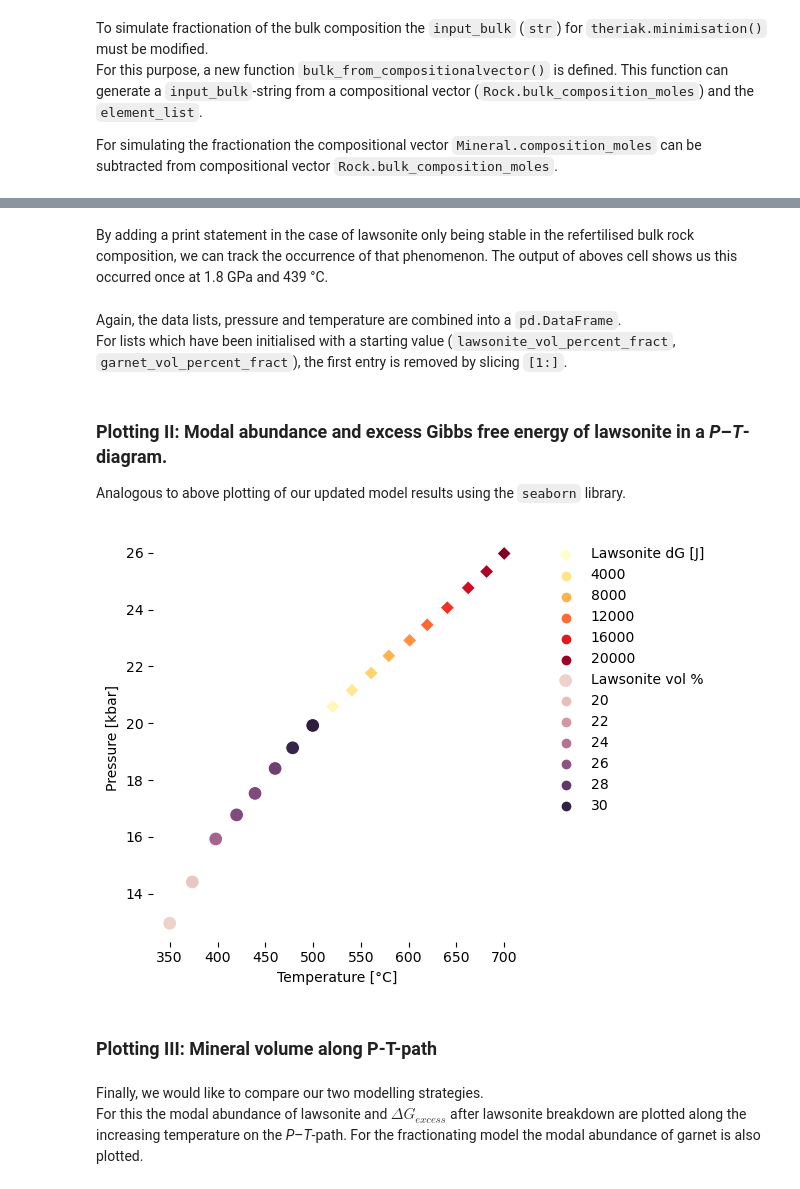
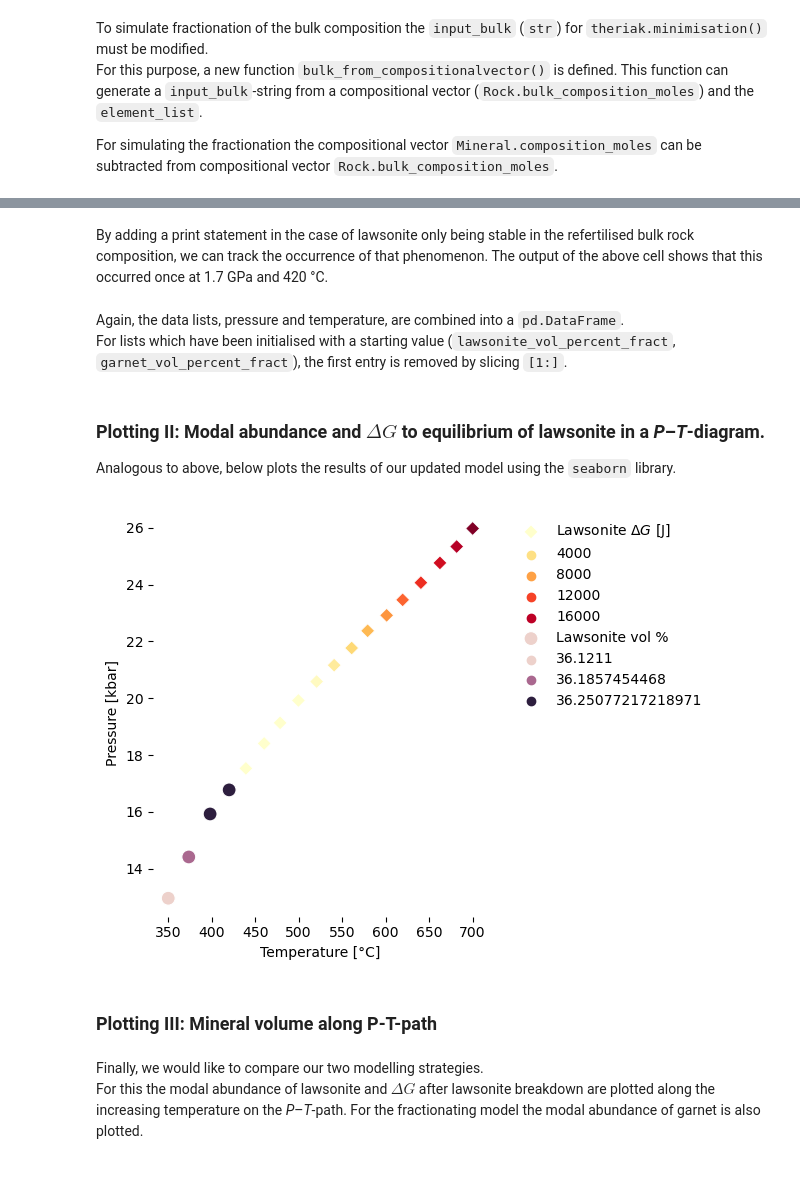
Before and after one commit to Theriak-Domino/pytheriak, a Jupyter notebook: examples/02_PTpath.ipynb, the cells around one changed output, grey strips where cells are left out. Saved outputs shown, nothing was run; the diff lists cells and outputs as text; code cells hidden in the pictures.

```diff
--- a/examples/02_PTpath.ipynb
+++ b/examples/02_PTpath.ipynb
@@ -54,5 +54,9 @@ A small amount of excess oxygen `"O(1)"` is added to account for Fe(III)-bearing
 # %%
 pt_path = np.loadtxt(Path("PTpath_Gerya2002.txt")).T
-bulk_MORB = "SI(44.78)TI(1.12)AL(15.37)FE(7.74)MN(0.00)MG(10.03)CA(10.83)NA(4.80)K(0.18)H(30.64)O(?)O(1)"
+bulk_MORB = "SI(44.78)TI(1.12)AL(15.37)FE(7.74)MN(0.00)MG(10.03)CA(10.83)NA(4.80)K(0.18)H(30.64)O(?)O(0.2)"
+bulk_AOC = "SI(41.37)TI(0.76)AL(16.54)FE(4.76)MN(0.00)MG(8.97)CA(12.46)NA(3.61)K(0.64)H(35.28)O(?)O(0.2)"
+
+# change this to see the effect of different bulk compositions
+bulk_input = bulk_AOC
 # %% [markdown]
 Create lists to store the data we want to track along the *P*–*T*-path.\
@@ -72,6 +76,6 @@ This model setup assume complete re-equilibration of the system at every *P*–*
 # %%
 for temperature, pressure in pt_path:
-    rock, element_list = theriak.minimisation(pressure, temperature, bulk_MORB, return_failed_minimisation=True)
+    rock, element_list = theriak.minimisation(pressure, temperature, bulk_input, return_failed_minimisation=True)
 
     # look for lawsonite in the names of the mineral assemblage
     mineral_names = [mineral.name for mineral in rock.mineral_assemblage]
@@ -341,7 +327,7 @@ WARNING: No fluid phase stable at given P-T-X. Water-sat. conditions not fulfill
 # %% [markdown]
-By adding a print statement in the case of lawsonite only being stable in the refertilised bulk rock composition, we can track the occurrence of that phenomenon. The output of aboves cell shows us this occurred once at 1.8 GPa and 439 °C.
+By adding a print statement in the case of lawsonite only being stable in the refertilised bulk rock composition, we can track the occurrence of that phenomenon. The output of the above cell shows that this occurred once at 1.7 GPa and 420 °C.
 # %% [markdown]
-Again, the data lists, pressure and temperature are combined into a `pd.DataFrame`.\
+Again, the data lists, pressure and temperature, are combined into a `pd.DataFrame`.\
 For lists which have been initialised with a starting value (`lawsonite_vol_percent_fract`, `garnet_vol_percent_fract`), the first entry is removed by slicing `[1:]`.
 # %%
 laws_in_MORB_fract = pd.DataFrame({"Temperature": pt_path[:, 0],
@@ -353,42 +339,42 @@ laws_in_MORB_fract = pd.DataFrame({"Temperature": pt_path[:, 0],
                                    "Garnet stable": garnet_stable_fract,
                                    "Garnet vol %": garnet_vol_percent_fract[1:]})
 # %% [markdown]
-### **Plotting II:** Modal abundance and excess Gibbs free energy of lawsonite in a *P*–*T*-diagram.
+### **Plotting II:** Modal abundance and $\Delta G$ to equilibrium of lawsonite in a *P*–*T*-diagram.
 
-Analogous to above plotting of our updated model results using the `seaborn` library.
+Analogous to above, below plots the results of our updated model using the `seaborn` library.
 # %%
 fig, axs = plt.subplots()
 
 sns.scatterplot(data=laws_in_MORB_fract,
                 x="Temperature",
                 y="Pressure_kbar",
                 palette="YlOrRd",
                 hue="Lawsonite dG",
                 s=50,
                 marker="D",
-                label="Lawsonite dG [J]",
+                label=r"Lawsonite $\Delta G$ [J]",
                 ax=axs)
 
 sns.scatterplot(data=laws_in_MORB_fract,
                 x="Temperature",
                 y="Pressure_kbar",
                 hue="Lawsonite vol %",
                 s=100,
                 label="Lawsonite vol %",
                 ax=axs)
 
 axs.set_xlabel("Temperature [°C]")
 axs.set_ylabel("Pressure [kbar]")
 
 axs.legend(bbox_to_anchor=(1.05, 1), frameon=False)
 
 axs.set_frame_on(False)
 
 fig.tight_layout()
 
 plt.show()
 # %% [output]
-[figure, old version]
+[figure, new version]
 # %% [markdown]
 ### **Plotting III:** Mineral volume along P-T-path
 # %%
@@ -397,7 +383,7 @@ COLOR_LAWSONITE = "#6c97d4"
 COLOR_LAWSONITE_FRAC = "#2e0e8f"
 # %% [markdown]
 Finally, we would like to compare our two modelling strategies.\
-For this the modal abundance of lawsonite and $\Delta G_{excess}$ after lawsonite breakdown are plotted along the increasing temperature on the *P*–*T*-path. For the fractionating model the modal abundance of garnet is also plotted.
+For this the modal abundance of lawsonite and $\Delta G$ after lawsonite breakdown are plotted along the increasing temperature on the *P*–*T*-path. For the fractionating model the modal abundance of garnet is also plotted.
 # %%
 fig, axs = plt.subplots(figsize=(9, 4))
 
```
Also changed, not shown: parts of 22 cells of this notebook, 1 other file.
